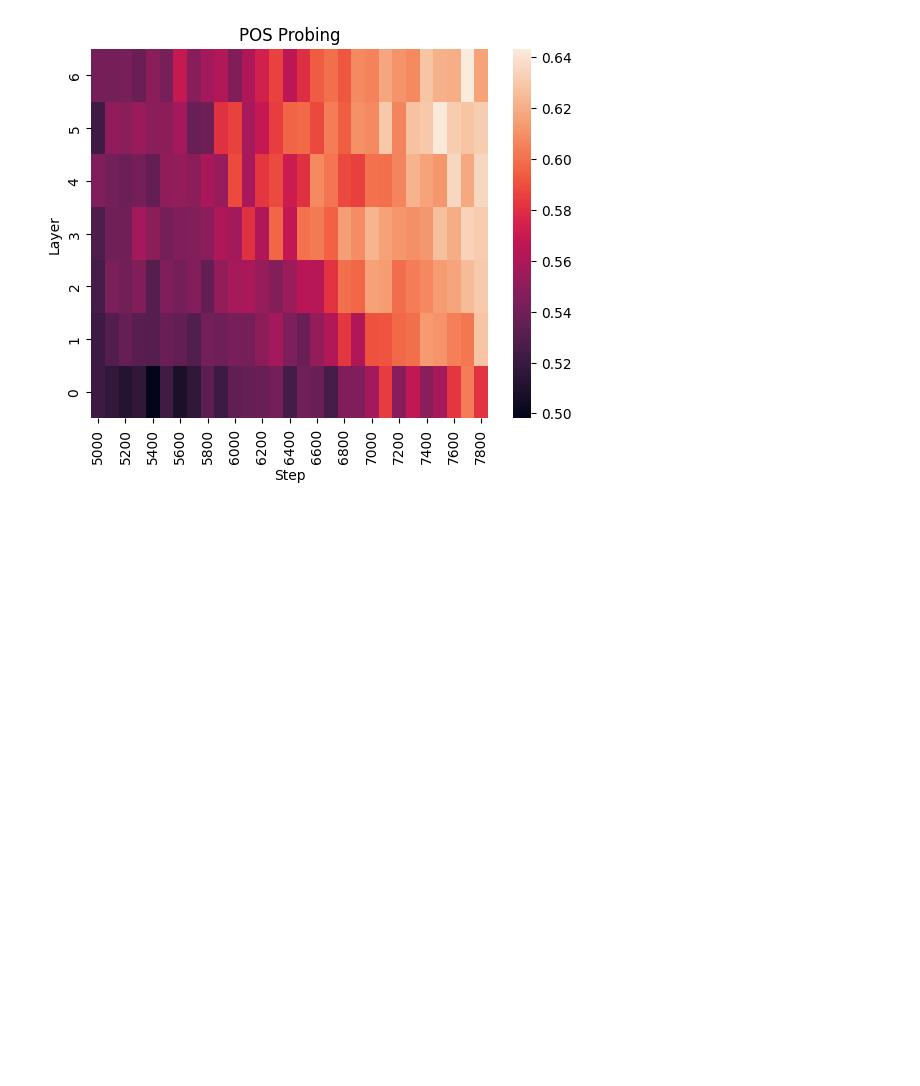
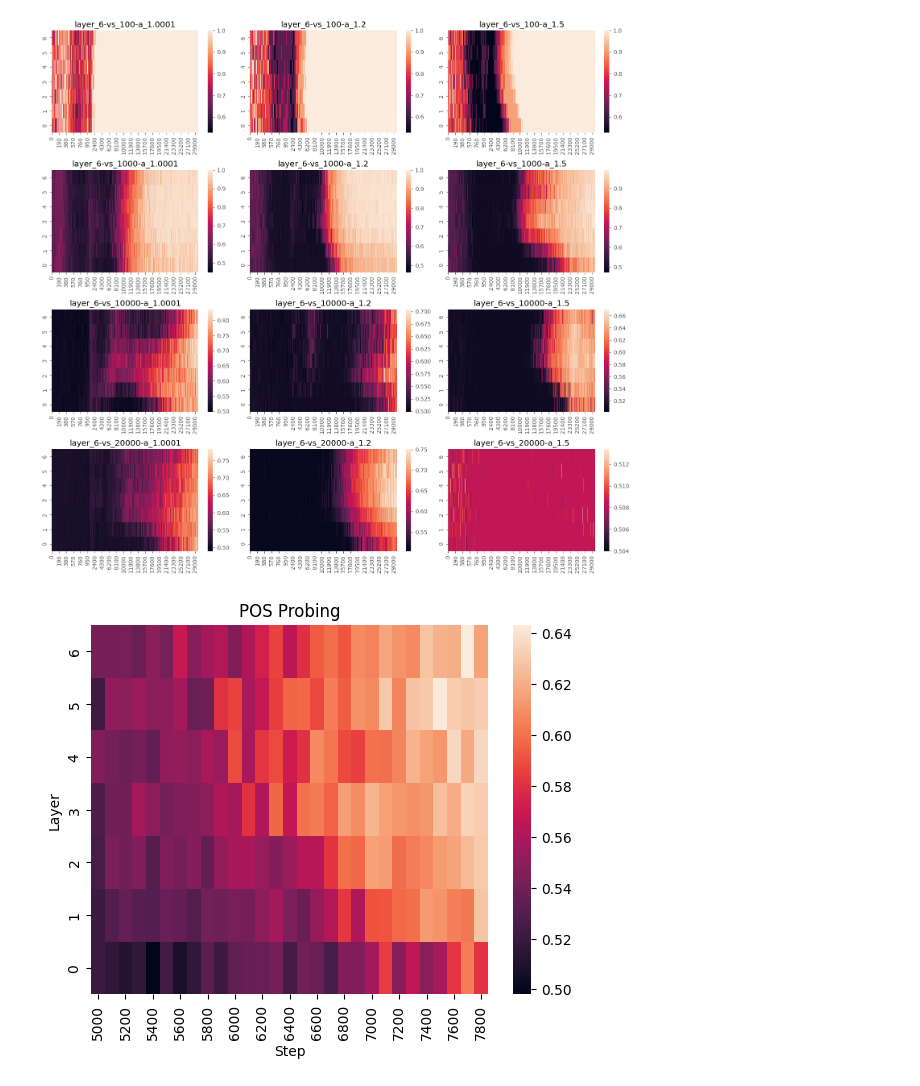
Before and after one commit to surajK610/curriculum_learning, a Jupyter notebook: src/notebooks/toy_model.ipynb, the cells around one changed output. Cells and saved outputs as stored; diff of their text form; code cells hidden in the pictures; blank space fills up the shorter version.

```diff
--- a/src/notebooks/toy_model.ipynb
+++ b/src/notebooks/toy_model.ipynb
@@ -179 +238,10 @@ df_sub = df[list(range(5000, 7900, 100))]
+# %%
+# plot_grid(prefix='zipf-', output_path='../../figures/toy_model/zipf_16.png', tail=False)
+plot_grid(prefix='zipf-', output_path='../../figures/toy_model/zipf_tail_16.png', tail=True)
+# plot_grid(prefix='zipfb-', output_path='../../figures/toy_model/zipf_32.png', tail=False)
+# plot_grid(prefix='zipfb-', output_path='../../figures/toy_model/zipf_tail_32.png', tail=True)
+# plot_grid(prefix='zipfbb-', output_path='../../figures/toy_model/zipf_128.png', tail=False)
+# plot_grid(prefix='zipfbb-', output_path='../../figures/toy_model/zipf_tail_32.png', tail=True)
+# %% [output]
+[figure, added]
 # %%
```
Also changed, not shown: parts of 23 cells of this notebook, 2 other files.
